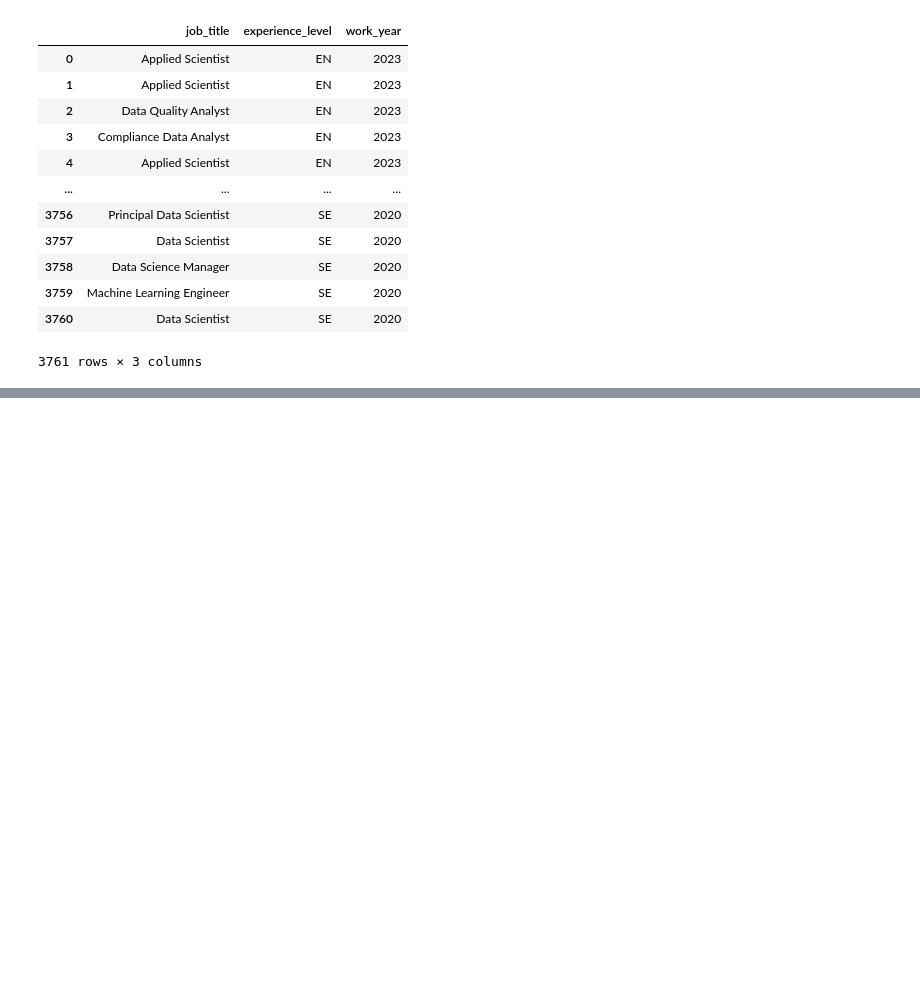
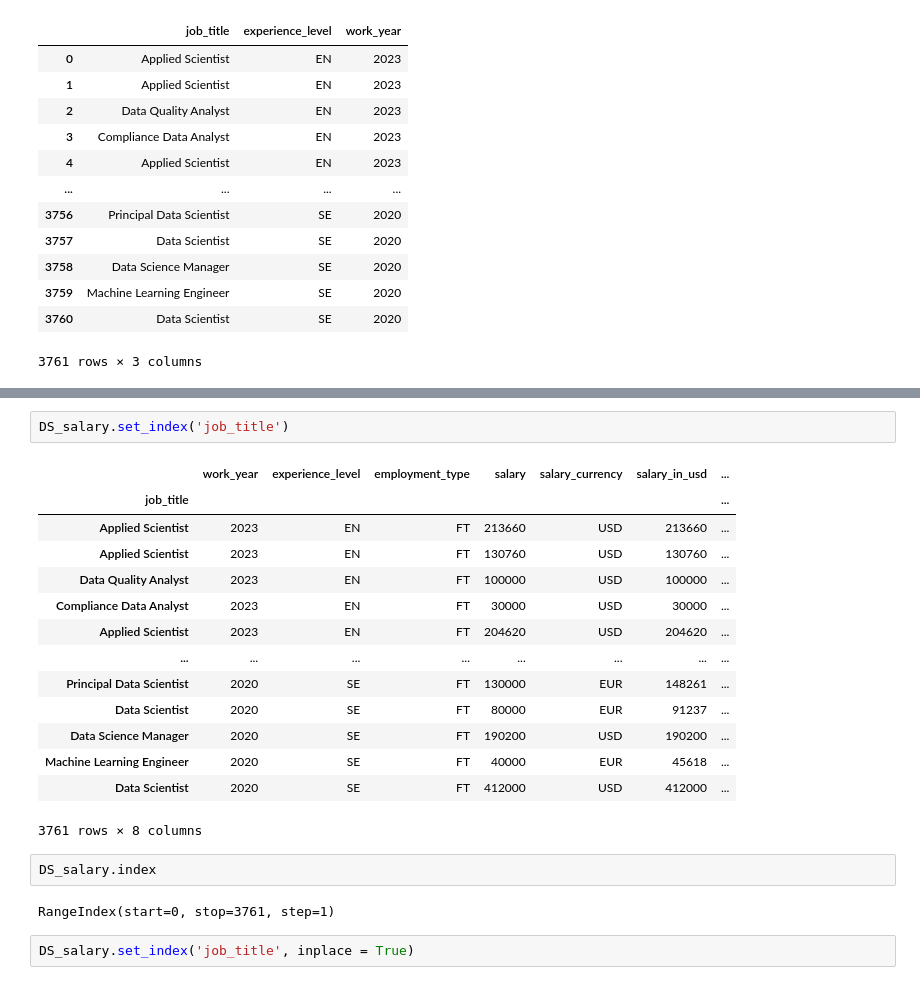
Before and after one commit to anmol2605/python-ds, a Jupyter notebook: analysis/kaggleanalysis.ipynb, the cells around one changed output, grey strips where cells are left out. Drawn from its saved outputs; the diff is of its cells as text; blank space fills up the shorter version.

```diff
--- a/analysis/kaggleanalysis.ipynb
+++ b/analysis/kaggleanalysis.ipynb
@@ -99,0 +133,23 @@ DS_salary[cols]
+# %%
+DS_salary.set_index('job_title')
+# %% [output]
+|  | work_year | experience_level | employment_type | salary | salary_currency | salary_in_usd | ... |
+| job_title |  |  |  |  |  |  | ... |
+| Applied Scientist | 2023 | EN | FT | 213660 | USD | 213660 | ... |
+| Applied Scientist | 2023 | EN | FT | 130760 | USD | 130760 | ... |
+| Data Quality Analyst | 2023 | EN | FT | 100000 | USD | 100000 | ... |
+| Compliance Data Analyst | 2023 | EN | FT | 30000 | USD | 30000 | ... |
+| Applied Scientist | 2023 | EN | FT | 204620 | USD | 204620 | ... |
+| ... | ... | ... | ... | ... | ... | ... | ... |
+| Principal Data Scientist | 2020 | SE | FT | 130000 | EUR | 148261 | ... |
+| Data Scientist | 2020 | SE | FT | 80000 | EUR | 91237 | ... |
+| Data Science Manager | 2020 | SE | FT | 190200 | USD | 190200 | ... |
+| Machine Learning Engineer | 2020 | SE | FT | 40000 | EUR | 45618 | ... |
+| Data Scientist | 2020 | SE | FT | 412000 | USD | 412000 | ... |
+3761 rows × 8 columns
+# %%
+DS_salary.index
+# %% [output]
+RangeIndex(start=0, stop=3761, step=1)
+# %%
+DS_salary.set_index('job_title', inplace = True)
```
Also changed, not shown: parts of 15 cells of this notebook, 1 other file.
